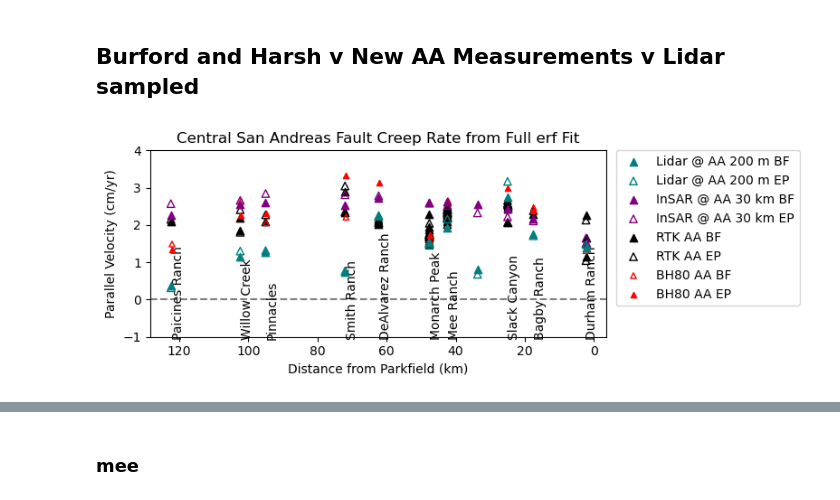
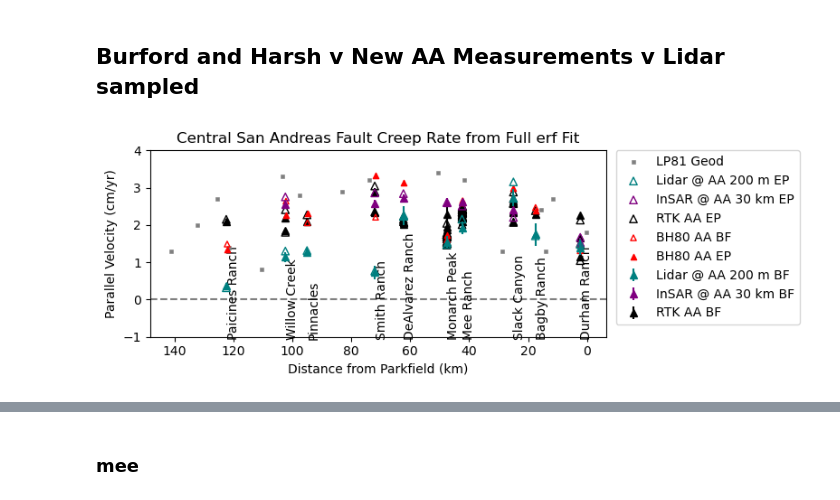
Before and after one commit to cehanagan/ImageryResources, a Jupyter notebook: Notebooks/CSAFFigures.ipynb, the cells around one changed output, grey strips where cells are left out. Drawn from its saved outputs; the diff is of its cells as text; code cells hidden in the pictures.

```diff
--- a/Notebooks/CSAFFigures.ipynb
+++ b/Notebooks/CSAFFigures.ipynb
@@ -1154,11 +1207,20 @@ for i in range(len(bhdf_found)):
     )
 
 plt.scatter(
+    lpdf[lpdf['measurement_type'] == 'long_range']["dist_from_parkfield_m"],
+    lpdf[lpdf['measurement_type'] == 'long_range']['avg_slip_rate_mm_yr'] / 10,
+    s=10, marker='s', facecolors='grey',
+    edgecolors='grey', linewidth=0.4,
+    label='LP81 Geod', zorder=15
+)
+
+plt.errorbar(
     lidERFdf["dist_from_parkfield_m"],
     -1 * lidERFdf['Lidar Parallel Fault Rate '],
+    yerr=lidERFdf['Lidar Parallel Fit Sigma'].values,
+    linestyle='none',
     marker='^',
-    facecolors='teal',
-    edgecolors='teal',
+    color='teal',
     label='Lidar @ AA 200 m BF',
     zorder=23
 )
@@ -1172,12 +1234,13 @@ plt.scatter(
     label='Lidar @ AA 200 m EP',
     zorder=23
 )
-plt.scatter(
+plt.errorbar(
     sarERFdf["dist_from_parkfield_m"],
     -1 * sarERFdf['InSAR Parallel Fault Rate '],
+    yerr=sarERFdf['InSAR Parallel Fit Sigma'].values,    #fmt='^',
+    linestyle='none',
     marker='^',
-    facecolors='purple',
-    edgecolors='purple',
+    color='purple',
     label='InSAR @ AA 30 km BF',
     zorder=22
 )
@@ -1190,12 +1253,13 @@ plt.scatter(
     label='InSAR @ AA 30 km EP',
     zorder=22
 )
+
 # New AA lt rates
-plt.scatter(
+plt.errorbar(
     aaERFdf["dist_from_parkfield_m"],
     -1 * aaERFdf['AA Parallel Fault Rate '],
-    #yerr=aaERFdf['AA Parallel Fault Rate Sigma'],
-    #fmt='^',
+    yerr=aaERFdf['AA Parallel Fit Sigma'].values,    #fmt='^',
+    linestyle='none',
     marker='^',
     color='black',
     label='RTK AA BF',
@@ -1234,31 +1298,31 @@ plt.scatter(
 
 
 # Formatting
 plt.axhline(0, linestyle='--', color='gray')
 plt.ylim([-1, 4])
 plt.ticklabel_format(style='plain', axis='x')
 
 ax = plt.gca()                   # get current axes
 ax.invert_xaxis()               # invert x-axis
 
 # Format xticks in km
 ticks = ax.get_xticks()
 ax.set_xticklabels([f"{t/1000:.0f}" for t in ticks])
 
 plt.xlabel('Distance from Parkfield (km)')
 plt.ylabel('Parallel Velocity (cm/yr)')
 plt.title('Central San Andreas Fault Creep Rate from Full erf Fit')
 
 plt.legend(#loc='upper left'
    bbox_to_anchor=(1.02, 1),
    borderaxespad=0,
    #frameon=False
 )
 
 plt.tight_layout()
 plt.savefig(
    f'/Users/chanagan/Library/CloudStorage/OneDrive-DOI/Desktop/Manuscripts/CSAF/ManuscriptFiles/Figures/AAcompilationWlidar.pdf',
     transparent=True,dpi=300)
 plt.show()
 # %% [output]
-[figure, old version]
+[figure, new version]
```
Also changed, not shown: parts of 11 cells of this notebook, 3 other files.
